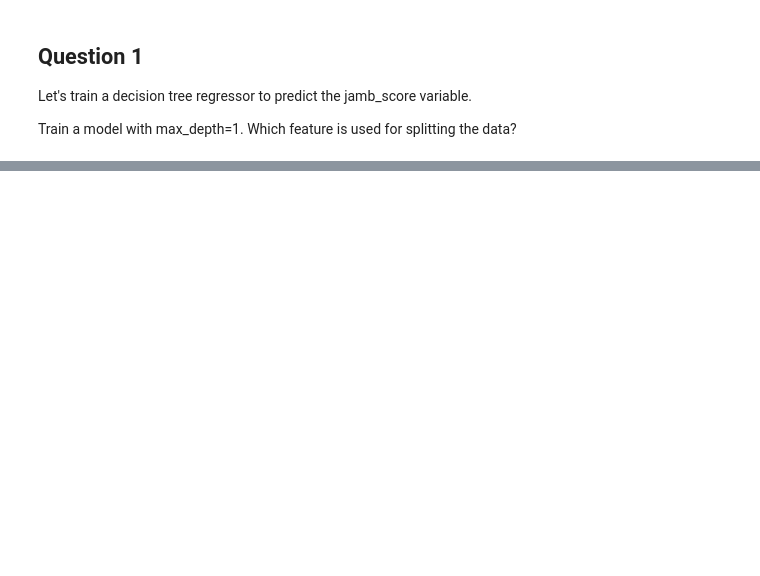
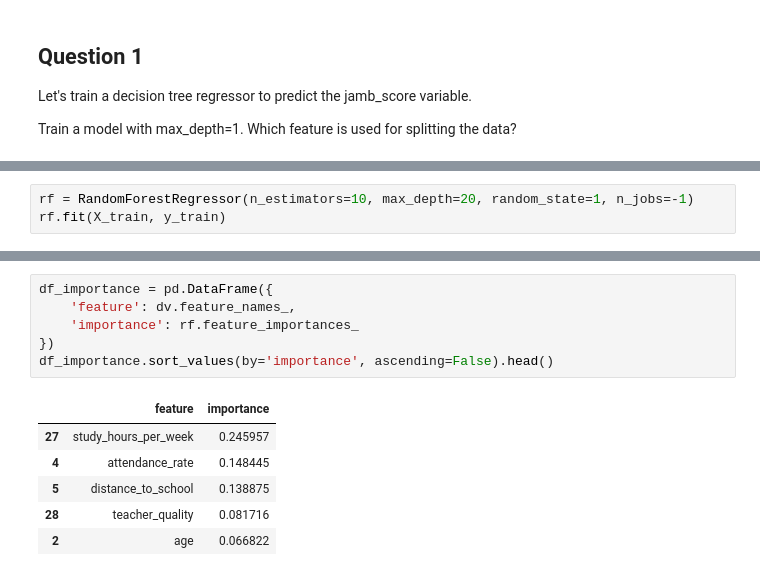
Before and after one commit to riodpp/ml-zoomcamp-cohorts, a Jupyter notebook: cohorts/06-trees/trees.ipynb, the cells around one changed output, grey strips where cells are left out. Saved outputs shown, nothing was run; the diff lists cells and outputs as text; blank space fills up the shorter version.

```diff
--- a/cohorts/06-trees/trees.ipynb
+++ b/cohorts/06-trees/trees.ipynb
@@ -142,0 +202,3 @@ AxisError: axis 1 is out of bounds for array of dimension 1
+# %%
+rf = RandomForestRegressor(n_estimators=10, max_depth=20, random_state=1, n_jobs=-1)
+rf.fit(X_train, y_train)
@@ -142,0 +216,13 @@ AxisError: axis 1 is out of bounds for array of dimension 1
+# %%
+df_importance = pd.DataFrame({
+    'feature': dv.feature_names_,
+    'importance': rf.feature_importances_
+})
+df_importance.sort_values(by='importance', ascending=False).head()
+# %% [output]
+|  | feature | importance |
+| 27 | study_hours_per_week | 0.245957 |
+| 4 | attendance_rate | 0.148445 |
+| 5 | distance_to_school | 0.138875 |
+| 28 | teacher_quality | 0.081716 |
+| 2 | age | 0.066822 |
```
Also changed, not shown: parts of 34 cells of this notebook.
